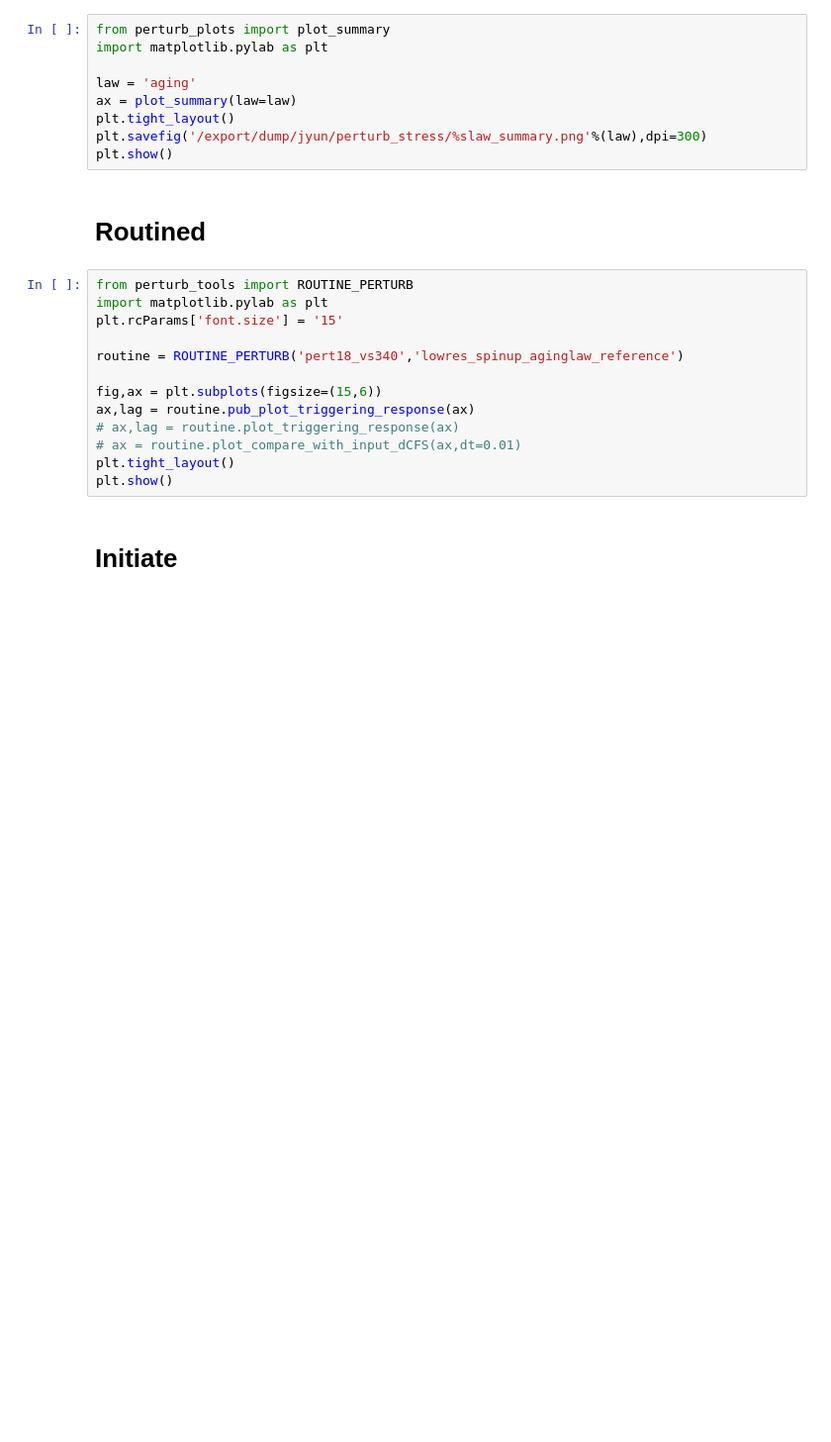
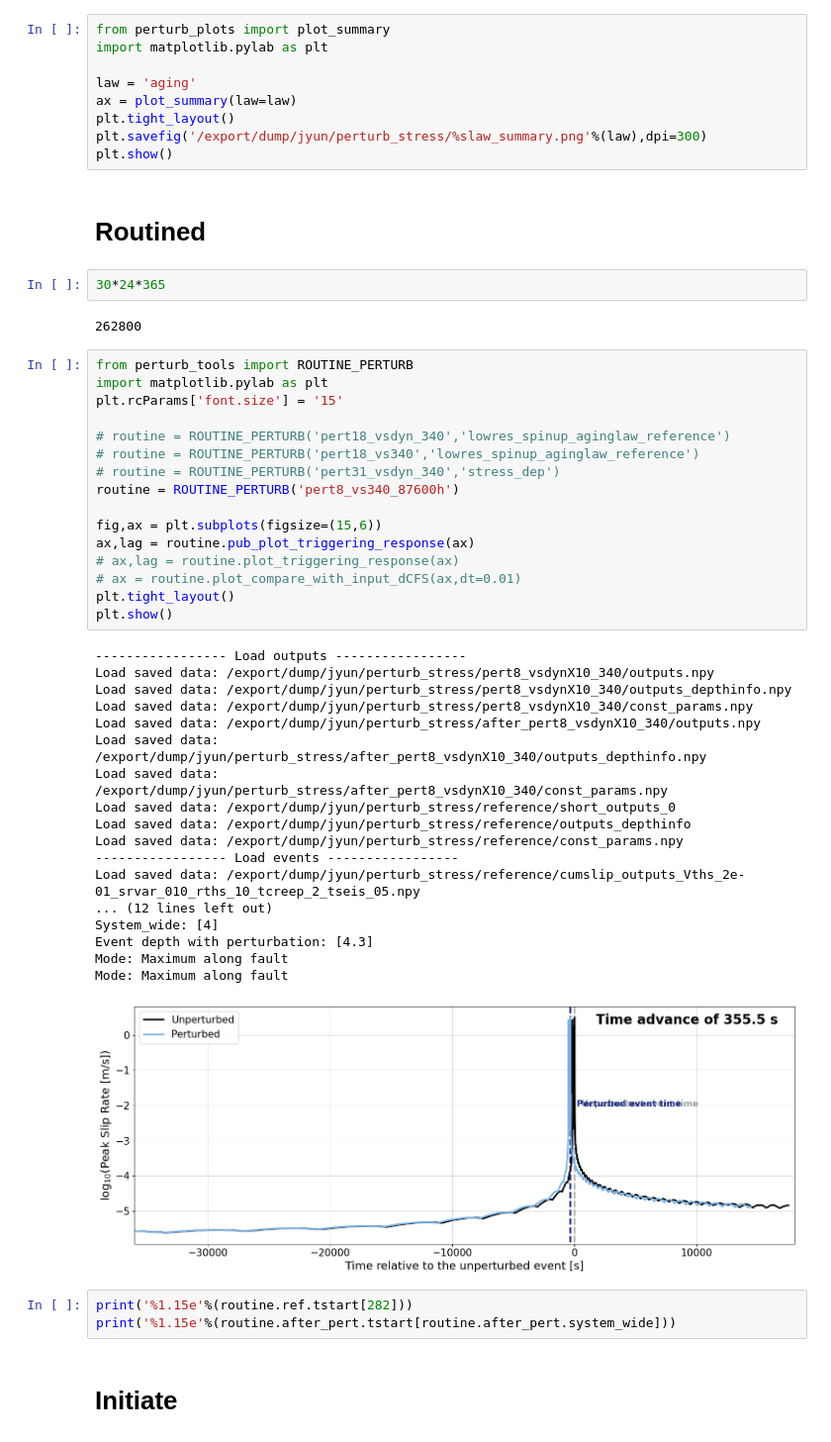
Before and after one commit to JeenaYun/jeena-tandem, a Jupyter notebook: scripts/compare_outputs.ipynb, the cells around one changed output. Shown: that part at 99% size. Drawn from its saved outputs; the diff is of its cells as text; blank space fills up the shorter version.

```diff
--- a/scripts/compare_outputs.ipynb
+++ b/scripts/compare_outputs.ipynb
@@ -15,18 +15,47 @@ plt.savefig('/export/dump/jyun/perturb_stress/%slaw_summary.png'%(law),dpi=300)
 plt.show()
 # %% [markdown]
 # Routined
+# %%
+30*24*365
+# %% [output]
+262800
 # %%
 from perturb_tools import ROUTINE_PERTURB
 import matplotlib.pylab as plt
 plt.rcParams['font.size'] = '15'
 
-routine = ROUTINE_PERTURB('pert18_vs340','lowres_spinup_aginglaw_reference')
+# routine = ROUTINE_PERTURB('pert18_vsdyn_340','lowres_spinup_aginglaw_reference')
+# routine = ROUTINE_PERTURB('pert18_vs340','lowres_spinup_aginglaw_reference')
+# routine = ROUTINE_PERTURB('pert31_vsdyn_340','stress_dep')
+routine = ROUTINE_PERTURB('pert8_vs340_87600h')
 
 fig,ax = plt.subplots(figsize=(15,6))
 ax,lag = routine.pub_plot_triggering_response(ax)
 # ax,lag = routine.plot_triggering_response(ax)
 # ax = routine.plot_compare_with_input_dCFS(ax,dt=0.01)
 plt.tight_layout()
 plt.show()
+# %% [output]
+----------------- Load outputs -----------------
+Load saved data: /export/dump/jyun/perturb_stress/pert8_vsdynX10_340/outputs.npy
+Load saved data: /export/dump/jyun/perturb_stress/pert8_vsdynX10_340/outputs_depthinfo.npy
+Load saved data: /export/dump/jyun/perturb_stress/pert8_vsdynX10_340/const_params.npy
+Load saved data: /export/dump/jyun/perturb_stress/after_pert8_vsdynX10_340/outputs.npy
+Load saved data: /export/dump/jyun/perturb_stress/after_pert8_vsdynX10_340/outputs_depthinfo.npy
+Load saved data: /export/dump/jyun/perturb_stress/after_pert8_vsdynX10_340/const_params.npy
+Load saved data: /export/dump/jyun/perturb_stress/reference/short_outputs_0
+Load saved data: /export/dump/jyun/perturb_stress/reference/outputs_depthinfo
+Load saved data: /export/dump/jyun/perturb_stress/reference/const_params.npy
+----------------- Load events -----------------
+Load saved data: /export/dump/jyun/perturb_stress/reference/cumslip_outputs_Vths_2e-01_srvar_010_rths_10_tcreep_2_tseis_05.npy
+... (12 lines left out)
+System_wide: [4]
+Event depth with perturbation: [4.3]
+Mode: Maximum along fault
+Mode: Maximum along fault
+[figure, added]
+# %%
+print('%1.15e'%(routine.ref.tstart[282]))
+print('%1.15e'%(routine.after_pert.tstart[routine.after_pert.system_wide]))
 # %% [markdown]
 # Initiate
```
Also changed, not shown: parts of 53 cells of this notebook, 31 other files.
